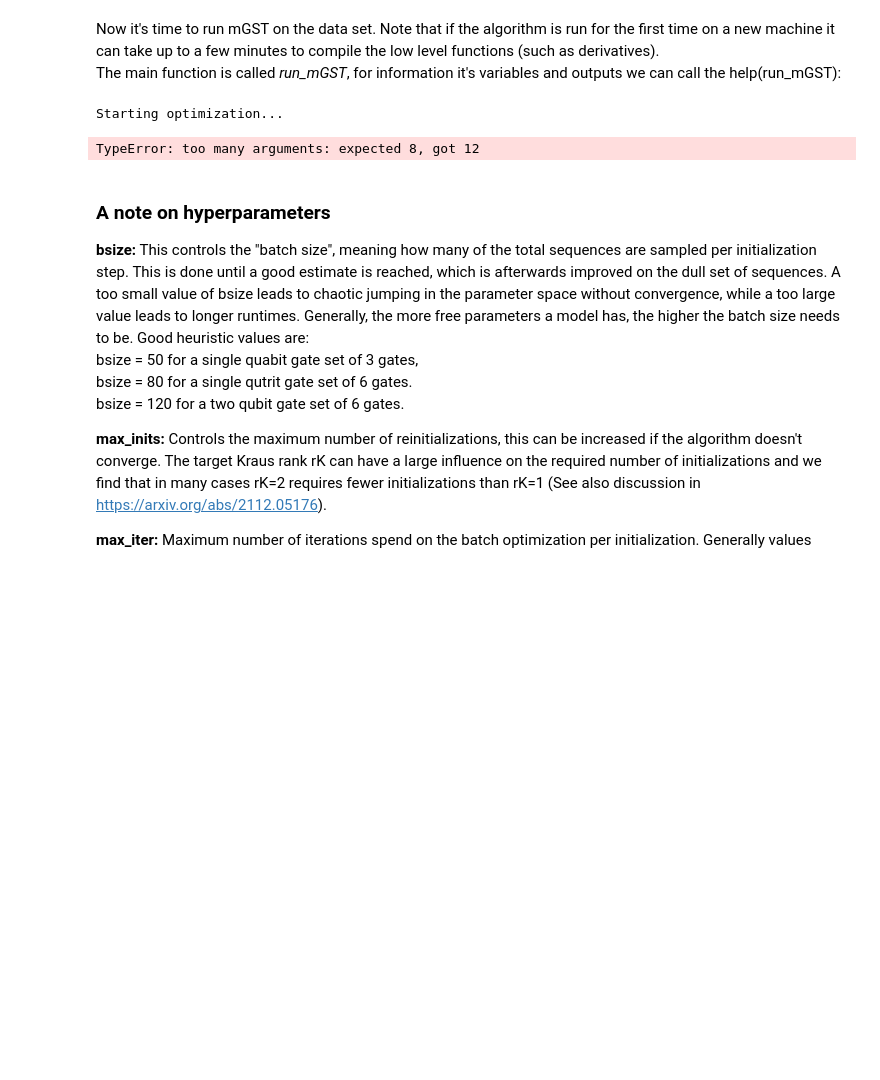
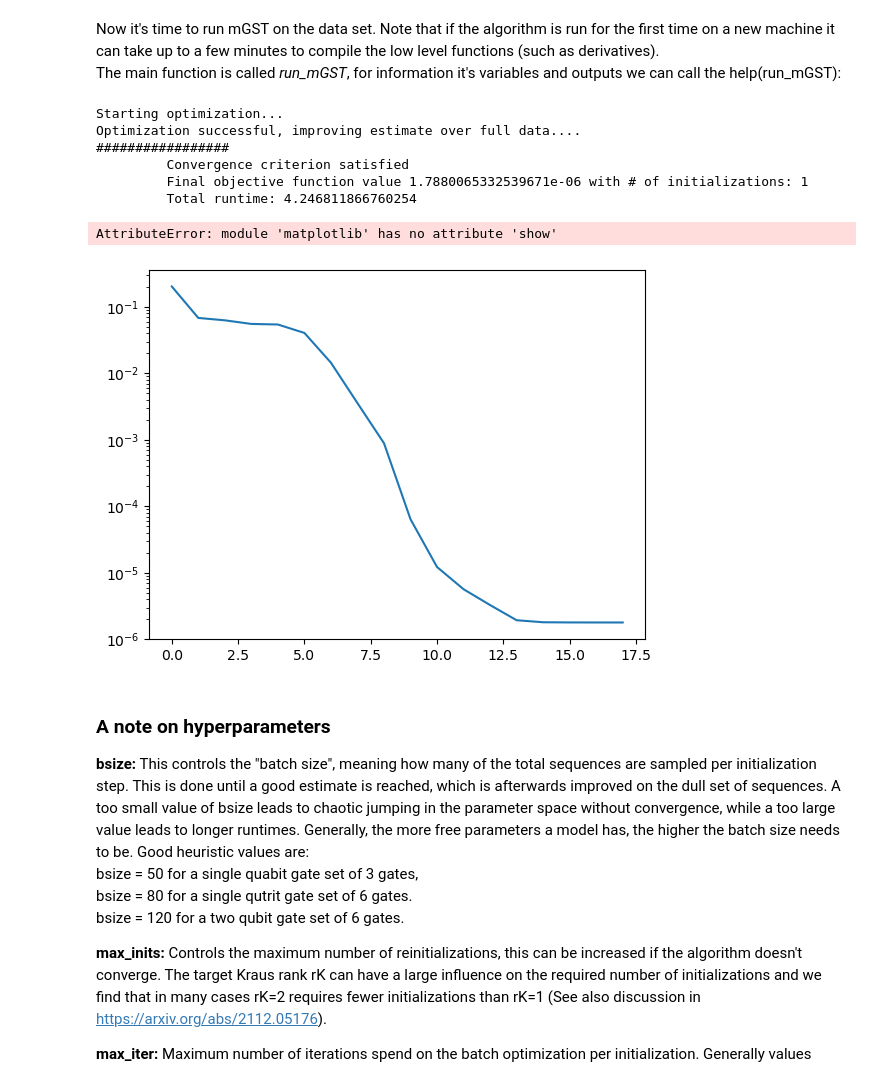
Before and after one commit to rabrie/mGST, a Jupyter notebook: Jupyter tutorials/Basic examples.ipynb, the cells around one changed output. Drawn from its saved outputs; the diff is of its cells as text; code cells hidden in the pictures; blank space fills up the shorter version.

Commit message:
fix import of matplotlib

```diff
--- a/Jupyter tutorials/Basic examples.ipynb
+++ b/Jupyter tutorials/Basic examples.ipynb
@@ -90,15 +107,21 @@ The main function is called *run_mGST*, for information it's variables and outpu
 # %%
 bsize = 50   # The batch size on which the optimization is started
 K, X, E, rho, res_list = algorithm.run_mGST(y_sampled, J, l, d, r, rK, n_povm, bsize, meas_samples, method='SFN',
                                   max_inits=10, max_iter=30, final_iter=10,
                                   target_rel_prec=1e-4, init=[K0, E0, rho0])
-plt.semilogy(res_list )   # plot the objective function over the iterations
-plt.show()
+plt.pyplot.semilogy(res_list)   # plot the objective function over the iterations
+plt.pyplot.show()
 print('Mean variation error:', additional_fns.MVE(X_true, E_true, rho_true, X, E,
       rho, d, l, n_povm)[0])   # output the final mean variation error
 # %% [output]
 Starting optimization...
+Optimization successful, improving estimate over full data....
+#################
+         Convergence criterion satisfied
+         Final objective function value 1.7880065332539671e-06 with # of initializations: 1
+         Total runtime: 4.246811866760254
-TypeError: too many arguments: expected 8, got 12
+AttributeError: module 'matplotlib' has no attribute 'show'
+[figure, added]
 # %% [markdown]
 ### A note on hyperparameters
 **bsize:** This controls the "batch size", meaning how many of the total sequences are sampled per initialization step. This is done until a good estimate is reached, which is afterwards improved on the dull set of sequences.
```
Also changed, not shown: parts of 2 cells of this notebook.
